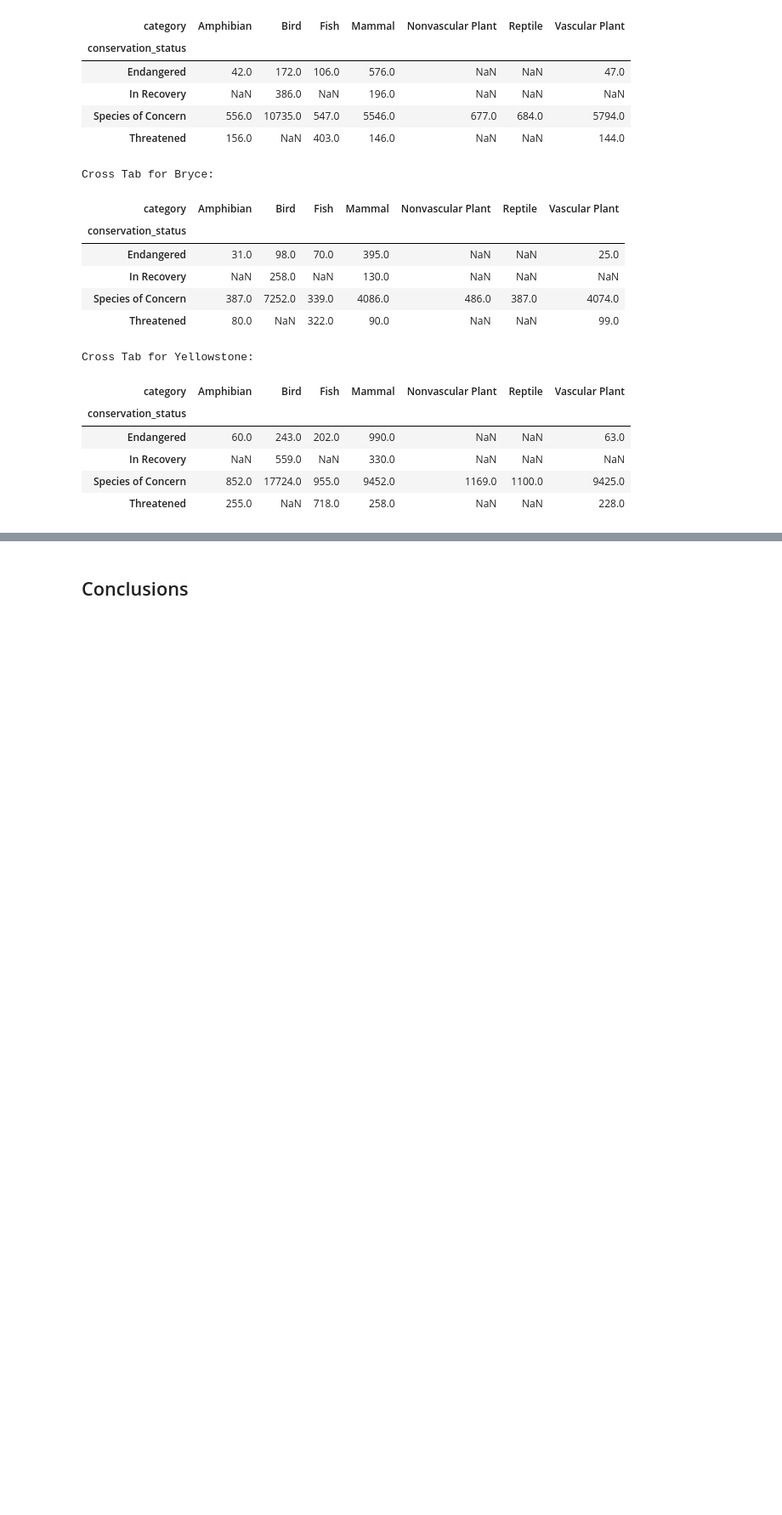
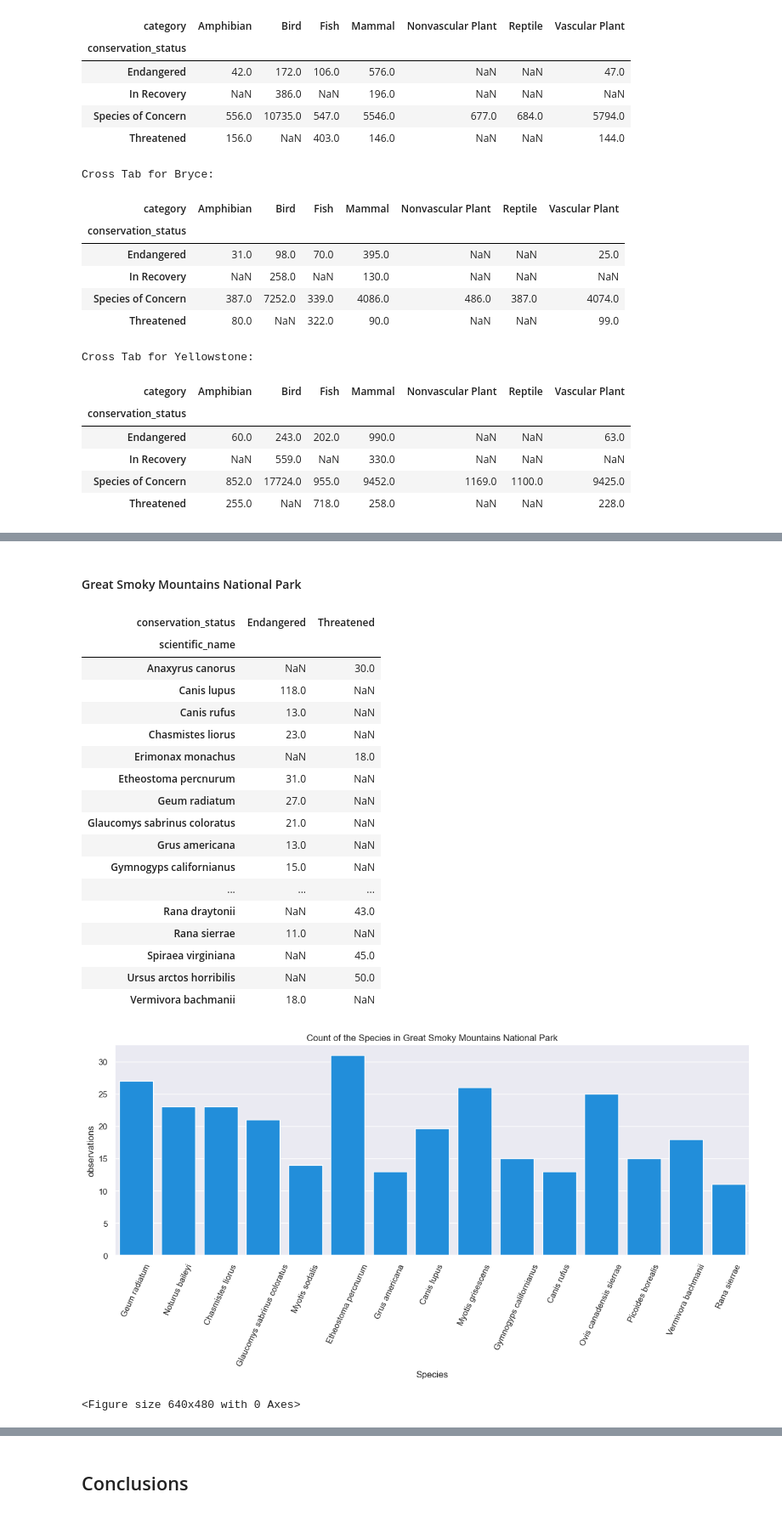
Before and after one commit to GALLP900/CodAcG_Github, a Jupyter notebook: Python_Training/Data Science Fundations II/biodiversity-starter/biodiversity_starter/biodiversity.ipynb, the cells around one changed output, grey strips where cells are left out. Shown at 85% size. Saved outputs shown, nothing was run; the diff lists cells and outputs as text; code cells hidden in the pictures; blank space fills up the shorter version.

```diff
--- a/Python_Training/Data Science Fundations II/biodiversity-starter/biodiversity_starter/biodiversity.ipynb
+++ b/Python_Training/Data Science Fundations II/biodiversity-starter/biodiversity_starter/biodiversity.ipynb
@@ -385,0 +318,37 @@ plt.clf()
+# %% [markdown]
+#### Great Smoky Mountains National Park
+# %%
+# create a df for the great smoky mountains park and analyze the data
+data_smokymt = park_data_TE[park_data_TE.park_name == 'Smokymt']
+# create a contingency table for the yellowstone park and the common names of the species
+data_smokymt_contingency = pd.crosstab(data_smokymt['scientific_name'], data_smokymt['conservation_status'], values=data_smokymt['observations'], aggfunc='sum')
+display(data_smokymt_contingency)
+# Create countplot for the species in Yellowstone
+plt.figure(figsize=(15,5))
+sn.barplot(data=data_smokymt[data_smokymt.conservation_status =='Endangered'], x='scientific_name', y='observations', errorbar=None)
+plt.xticks(rotation=65, fontsize=11)
+plt.title(f'Count of the Species in Great Smoky Mountains National Park')
+plt.xlabel('Species')
+plt.show()
+plt.clf()
+# %% [output]
+| conservation_status | Endangered | Threatened |
+| scientific_name |  |  |
+| Anaxyrus canorus | NaN | 30.0 |
+| Canis lupus | 118.0 | NaN |
+| Canis rufus | 13.0 | NaN |
+| Chasmistes liorus | 23.0 | NaN |
+| Erimonax monachus | NaN | 18.0 |
+| Etheostoma percnurum | 31.0 | NaN |
+| Geum radiatum | 27.0 | NaN |
+| Glaucomys sabrinus coloratus | 21.0 | NaN |
+| Grus americana | 13.0 | NaN |
+| Gymnogyps californianus | 15.0 | NaN |
+| ... | ... | ... |
+| Rana draytonii | NaN | 43.0 |
+| Rana sierrae | 11.0 | NaN |
+| Spiraea virginiana | NaN | 45.0 |
+| Ursus arctos horribilis | NaN | 50.0 |
+| Vermivora bachmanii | 18.0 | NaN |
+[figure, added]
+<Figure size 640x480 with 0 Axes>
```
Also changed, not shown: parts of 42 cells of this notebook.
